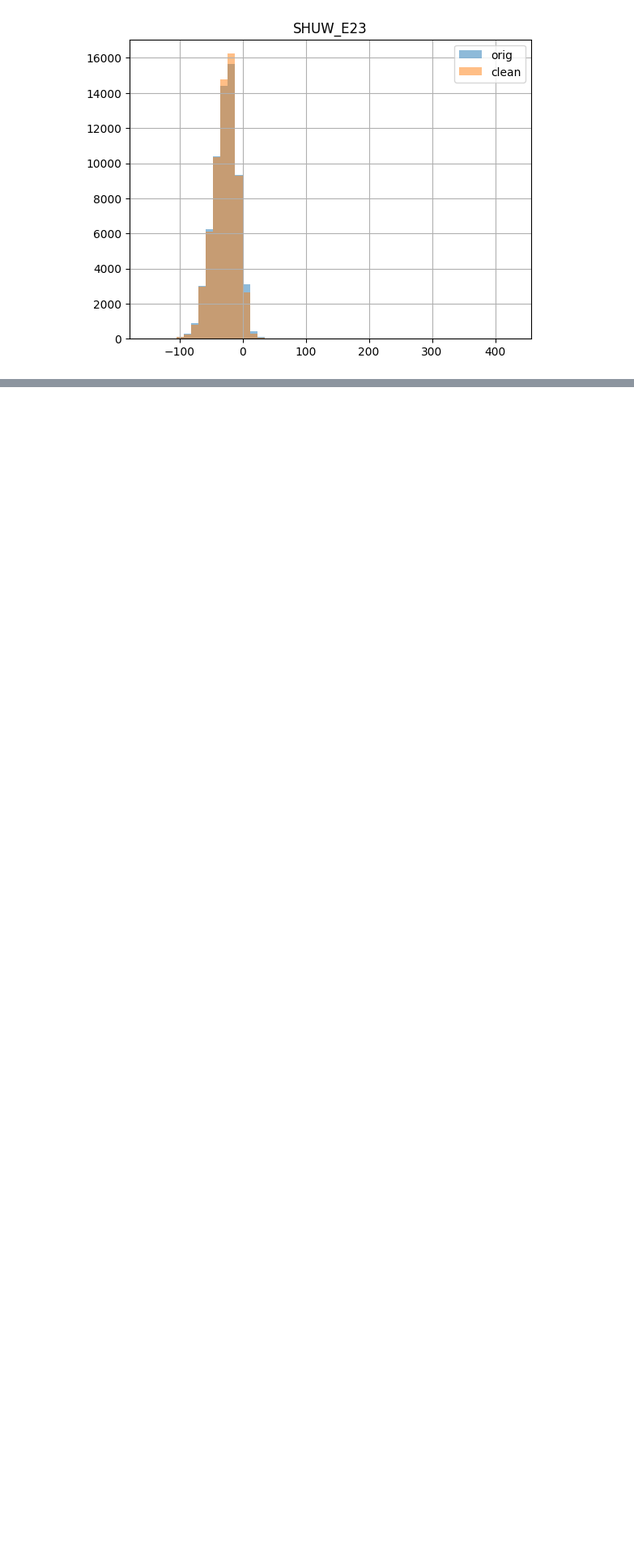
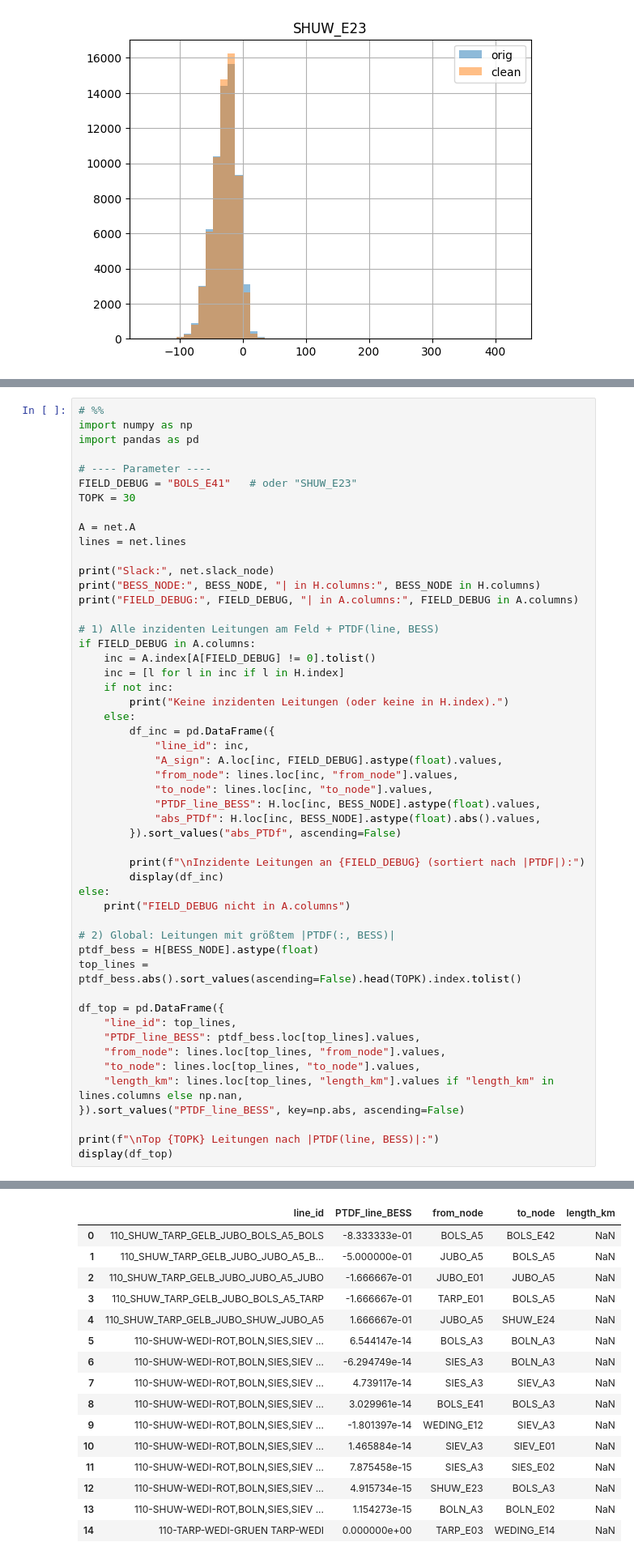
Before and after one commit to Krawinator/masterthesis, a Jupyter notebook: test_before_implement.ipynb, the cells around one changed output, grey strips where cells are left out. Shown at 81% size. Drawn from its saved outputs; the diff is of its cells as text; blank space fills up the shorter version.

Commit message:
added logic fore data pulling and more forecasting code

```diff
--- a/test_before_implement.ipynb
+++ b/test_before_implement.ipynb
@@ -1530,0 +1753,52 @@ Name: SHUW_E23, dtype: float64
+# %%
+# %%
+import numpy as np
+import pandas as pd
+
+# ---- Parameter ----
+FIELD_DEBUG = "BOLS_E41"   # oder "SHUW_E23"
+TOPK = 30
+
+A = net.A
+lines = net.lines
+
+print("Slack:", net.slack_node)
+print("BESS_NODE:", BESS_NODE, "| in H.columns:", BESS_NODE in H.columns)
+print("FIELD_DEBUG:", FIELD_DEBUG, "| in A.columns:", FIELD_DEBUG in A.columns)
+
+# 1) Alle inzidenten Leitungen am Feld + PTDF(line, BESS)
+if FIELD_DEBUG in A.columns:
+    inc = A.index[A[FIELD_DEBUG] != 0].tolist()
+    inc = [l for l in inc if l in H.index]
+    if not inc:
+        print("Keine inzidenten Leitungen (oder keine in H.index).")
+    else:
+        df_inc = pd.DataFrame({
+            "line_id": inc,
+            "A_sign": A.loc[inc, FIELD_DEBUG].astype(float).values,
+            "from_node": lines.loc[inc, "from_node"].values,
+            "to_node": lines.loc[inc, "to_node"].values,
+            "PTDF_line_BESS": H.loc[inc, BESS_NODE].astype(float).values,
+            "abs_PTDf": H.loc[inc, BESS_NODE].astype(float).abs().values,
+        }).sort_values("abs_PTDf", ascending=False)
+
+        print(f"\nInzidente Leitungen an {FIELD_DEBUG} (sortiert nach |PTDF|):")
+        display(df_inc)
+else:
+    print("FIELD_DEBUG nicht in A.columns")
+
+# 2) Global: Leitungen mit größtem |PTDF(:, BESS)|
+ptdf_bess = H[BESS_NODE].astype(float)
+top_lines = ptdf_bess.abs().sort_values(ascending=False).head(TOPK).index.tolist()
+
+df_top = pd.DataFrame({
+    "line_id": top_lines,
+    "PTDF_line_BESS": ptdf_bess.loc[top_lines].values,
+    "from_node": lines.loc[top_lines, "from_node"].values,
+    "to_node": lines.loc[top_lines, "to_node"].values,
+    "length_km": lines.loc[top_lines, "length_km"].values if "length_km" in lines.columns else np.nan,
+}).sort_values("PTDF_line_BESS", key=np.abs, ascending=False)
+
+print(f"\nTop {TOPK} Leitungen nach |PTDF(line, BESS)|:")
+display(df_top)
+# %% [output]
@@ -1530,0 +1813,16 @@ Name: SHUW_E23, dtype: float64
+|  | line_id | PTDF_line_BESS | from_node | to_node | length_km |
+| 0 | 110_SHUW_TARP_GELB_JUBO_BOLS_A5_BOLS | -8.333333e-01 | BOLS_A5 | BOLS_E42 | NaN |
+| 1 | 110_SHUW_TARP_GELB_JUBO_JUBO_A5_B... | -5.000000e-01 | JUBO_A5 | BOLS_A5 | NaN |
+| 2 | 110_SHUW_TARP_GELB_JUBO_JUBO_A5_JUBO | -1.666667e-01 | JUBO_E01 | JUBO_A5 | NaN |
+| 3 | 110_SHUW_TARP_GELB_JUBO_BOLS_A5_TARP | -1.666667e-01 | TARP_E01 | BOLS_A5 | NaN |
+| 4 | 110_SHUW_TARP_GELB_JUBO_SHUW_JUBO_A5 | 1.666667e-01 | JUBO_A5 | SHUW_E24 | NaN |
+| 5 | 110-SHUW-WEDI-ROT,BOLN,SIES,SIEV ... | 6.544147e-14 | BOLS_A3 | BOLN_A3 | NaN |
+| 6 | 110-SHUW-WEDI-ROT,BOLN,SIES,SIEV ... | -6.294749e-14 | SIES_A3 | BOLN_A3 | NaN |
+| 7 | 110-SHUW-WEDI-ROT,BOLN,SIES,SIEV ... | 4.739117e-14 | SIES_A3 | SIEV_A3 | NaN |
+| 8 | 110-SHUW-WEDI-ROT,BOLN,SIES,SIEV ... | 3.029961e-14 | BOLS_E41 | BOLS_A3 | NaN |
+| 9 | 110-SHUW-WEDI-ROT,BOLN,SIES,SIEV ... | -1.801397e-14 | WEDING_E12 | SIEV_A3 | NaN |
+| 10 | 110-SHUW-WEDI-ROT,BOLN,SIES,SIEV ... | 1.465884e-14 | SIEV_A3 | SIEV_E01 | NaN |
+| 11 | 110-SHUW-WEDI-ROT,BOLN,SIES,SIEV ... | 7.875458e-15 | SIES_A3 | SIES_E02 | NaN |
+| 12 | 110-SHUW-WEDI-ROT,BOLN,SIES,SIEV ... | 4.915734e-15 | SHUW_E23 | BOLS_A3 | NaN |
+| 13 | 110-SHUW-WEDI-ROT,BOLN,SIES,SIEV ... | 1.154273e-15 | BOLN_A3 | BOLN_E02 | NaN |
+| 14 | 110-TARP-WEDI-GRUEN TARP-WEDI | 0.000000e+00 | TARP_E03 | WEDING_E14 | NaN |
```
Also changed, not shown: parts of 9 cells of this notebook, 10 other files.
